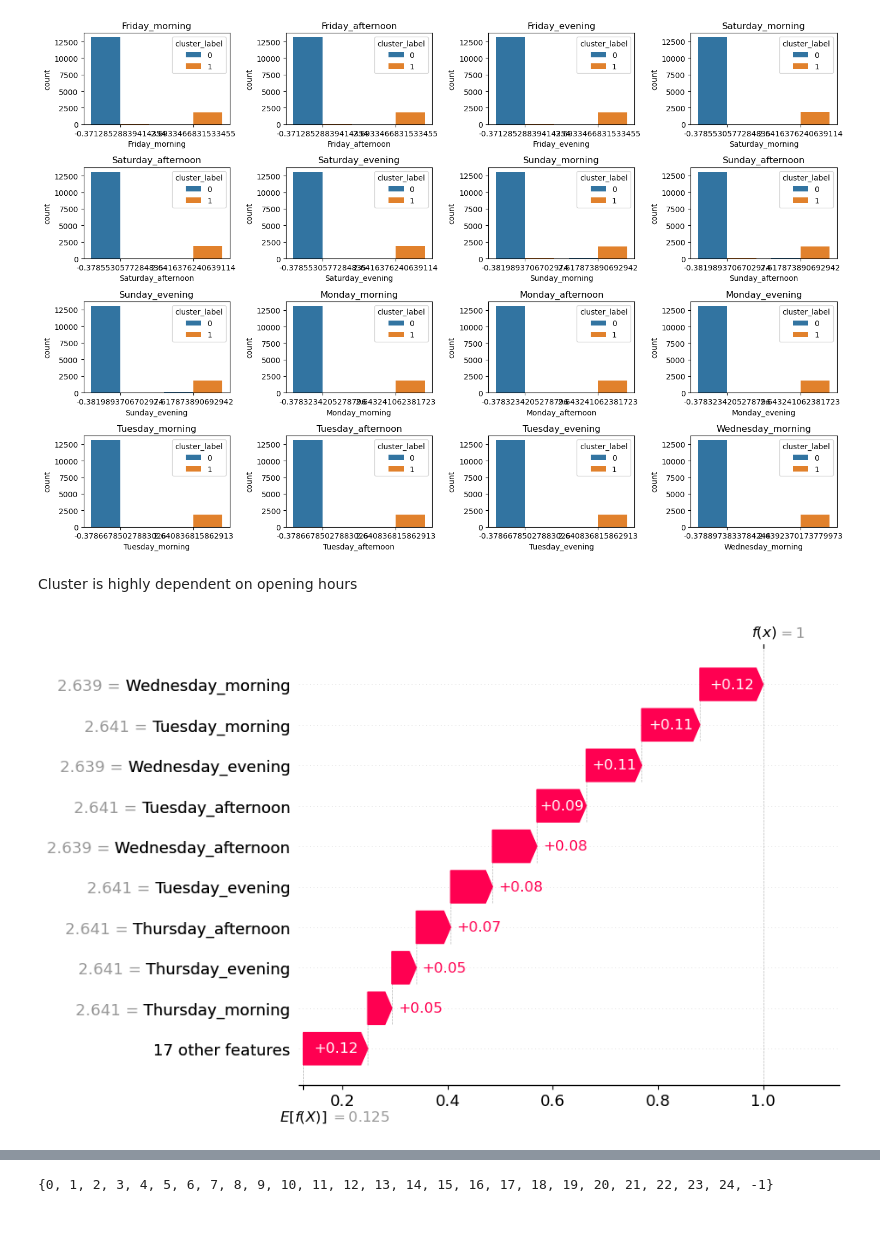
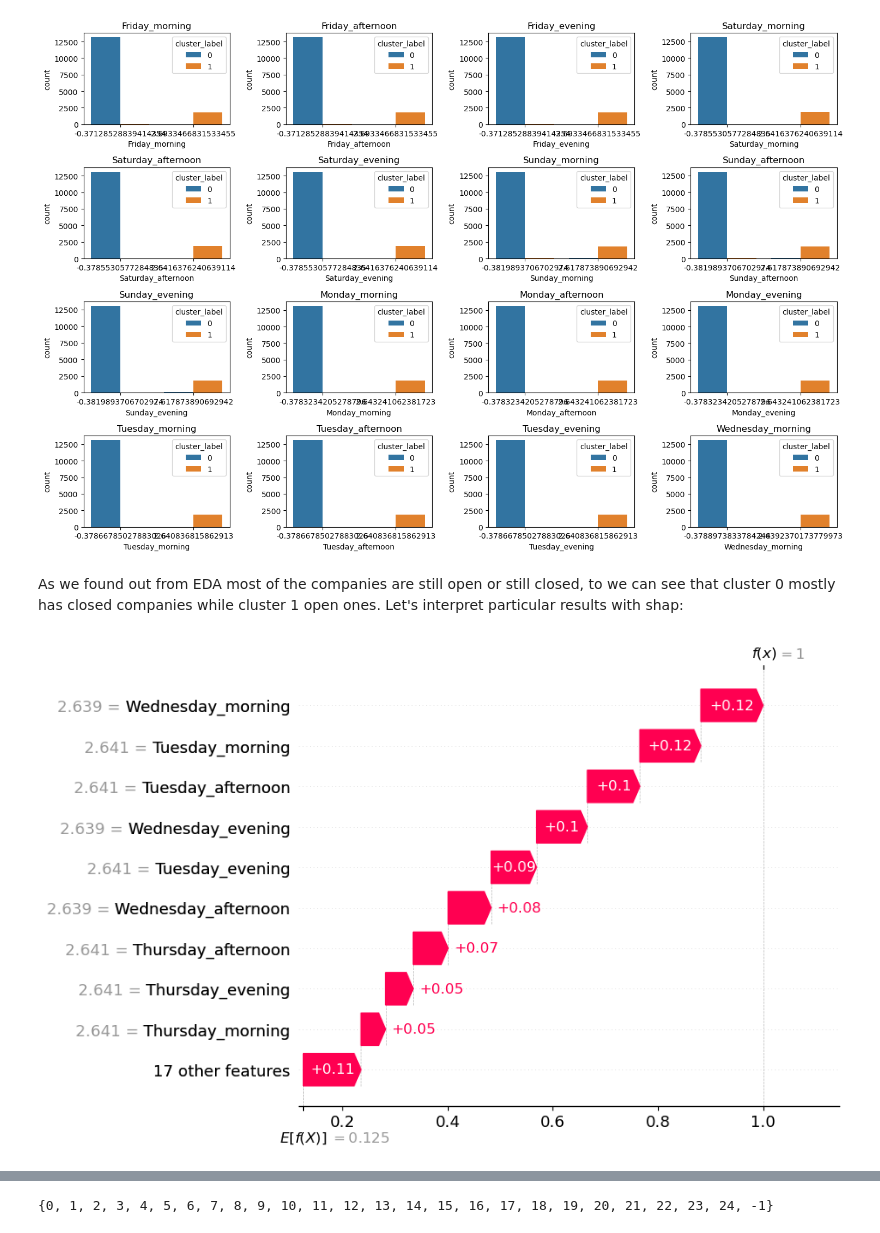
Before and after one commit to katarzynarogalska/LocationIntelligence-clustering, a Jupyter notebook: Location_Model_Building.ipynb, the cells around one changed output, grey strips where cells are left out. Drawn from its saved outputs; the diff is of its cells as text; code cells hidden in the pictures.

Commit message:
Finished modeling

```diff
--- a/Location_Model_Building.ipynb
+++ b/Location_Model_Building.ipynb
@@ -624,5 +651,4 @@ model = KMeans(n_clusters=2)
 df = train_df3
 model.fit(train_df3)
 
-k_mean_labeled1 = assign_cluster_labels(model,train_df3)
-print(set(model.labels_))
+k_mean_labeled = assign_cluster_labels(model,df)
@@ -686,19 +693,18 @@ plt.tight_layout()
 plt.show()
 # %% [output]
 [figure]
-# %% [markdown]
-Cluster is highly dependent on opening hours
+# %% [markdown]
+As we found out from EDA most of the companies are still open or still closed, to we can see that cluster 0 mostly has closed companies while cluster 1 open ones. Let's interpret particular results with shap:
 # %%
-import shap
-y0 = k_mean_labeled1['cluster_label']
-X0=k_mean_labeled1.drop(columns=['cluster_label'])
+y0 = k_mean_labeled['cluster_label']
+X0=k_mean_labeled.drop(columns=['cluster_label'])
 
 model = RandomForestClassifier(n_estimators=100,random_state=42)
 model.fit(X0,y0)
 X_sample = X0.sample(n=200)
 explainer = shap.Explainer(model)
 shap_values = explainer(X_sample)
-shap.waterfall_plot(shap_values[:,:,1][1])
+shap.waterfall_plot(shap_values[:,:,1][71])
 # %% [output]
-[figure, old version]
+[figure, new version]
 # %%
```
Also changed, not shown: parts of 51 cells of this notebook, 1 other file.
